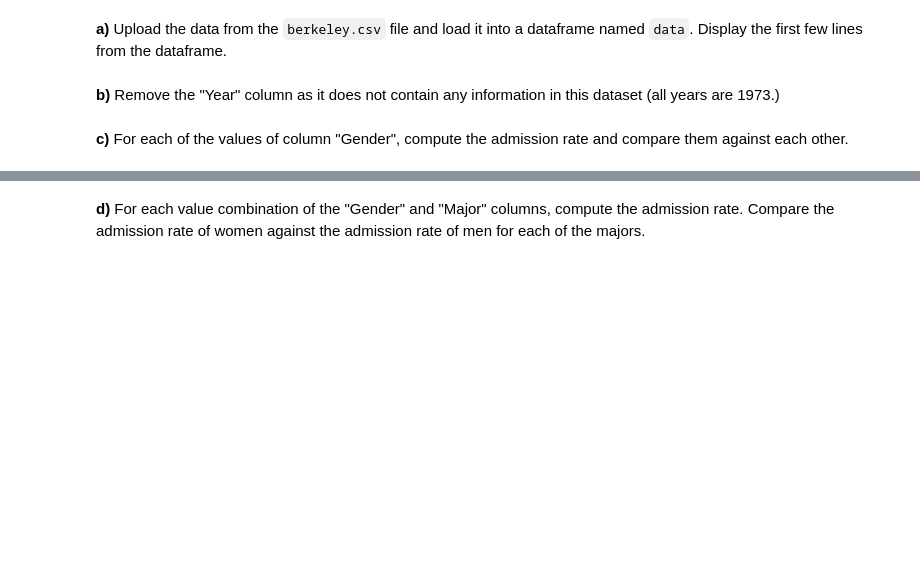
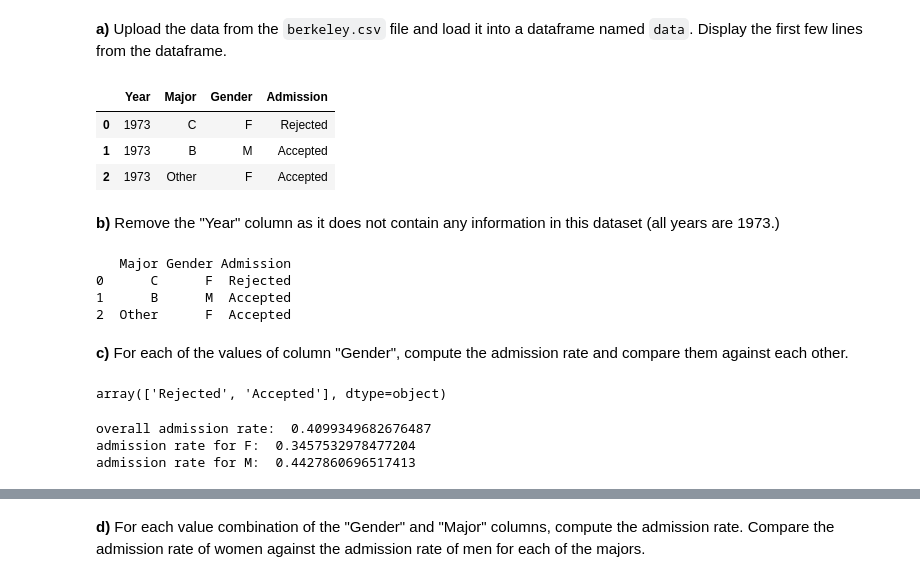
Before and after one commit to drtghosh/intro-to-data-science-assignment, a Jupyter notebook: assignment2.ipynb, the cells around one changed output, grey strips where cells are left out. Saved outputs shown, nothing was run; the diff lists cells and outputs as text; code cells hidden in the pictures; blank space fills up the shorter version.

```diff
--- a/assignment2.ipynb
+++ b/assignment2.ipynb
@@ -1097,9 +1102,23 @@ Admission: string ➜ Admission decision (either Rejected or Accepted)
 Upload the data from the `berkeley.csv` file and load it into a dataframe named `data`. Display the first few lines from the dataframe.
 # %%
 # your code
+data = pd.read_csv("./datasets/berkeley.csv")
+data.head(3)
+# %% [output]
+|  | Year | Major | Gender | Admission |
+| 0 | 1973 | C | F | Rejected |
+| 1 | 1973 | B | M | Accepted |
+| 2 | 1973 | Other | F | Accepted |
 # %% [markdown]
 **b)** Remove the "Year" column as it does not contain any information in this dataset (all years are 1973.)
 # %%
 # your code
+data_new = pd.DataFrame(data.drop(['Year'],axis=1,inplace=False))
+print(data_new.head(3))
+# %% [output]
+   Major Gender Admission
+0      C      F  Rejected
+1      B      M  Accepted
+2  Other      F  Accepted
 # %% [markdown]
 **c)** For each of the values of column "Gender", compute the admission rate and compare them against each other.
@@ -1108 +1125,17 @@ Upload the data from the `berkeley.csv` file and load it into a dataframe named
+# %%
+data.Admission.unique()
+# %% [output]
+array(['Rejected', 'Accepted'], dtype=object)
+# %%
+# your code
+adrate = np.sum(np.where((data['Admission'].values == 'Accepted'), 1, 0))/data.shape[0]
+adrate_f =  (np.sum(np.where((data['Admission'].values == 'Accepted') & (data['Gender'].values == 'F'), 1, 0)))/(np.sum(np.where((data['Gender'].values == 'F'), 1, 0)))
+adrate_m =  (np.sum(np.where((data['Admission'].values == 'Accepted') & (data['Gender'].values == 'M'), 1, 0)))/(np.sum(np.where((data['Gender'].values == 'M'), 1, 0)))
+print('overall admission rate: ', adrate)
+print('admission rate for F: ', adrate_f)
+print('admission rate for M: ', adrate_m)
+# %% [output]
+overall admission rate:  0.4099349682676487
+admission rate for F:  0.3457532978477204
+admission rate for M:  0.4427860696517413
 # %% [markdown]
```
Also changed, not shown: parts of 10 cells of this notebook.
